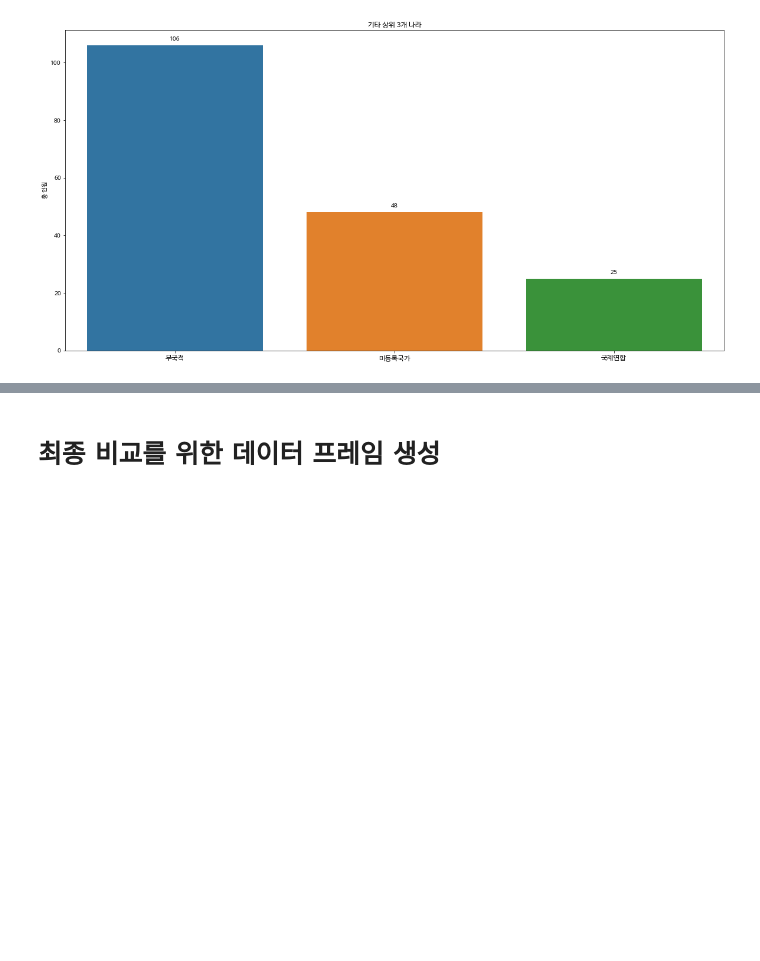
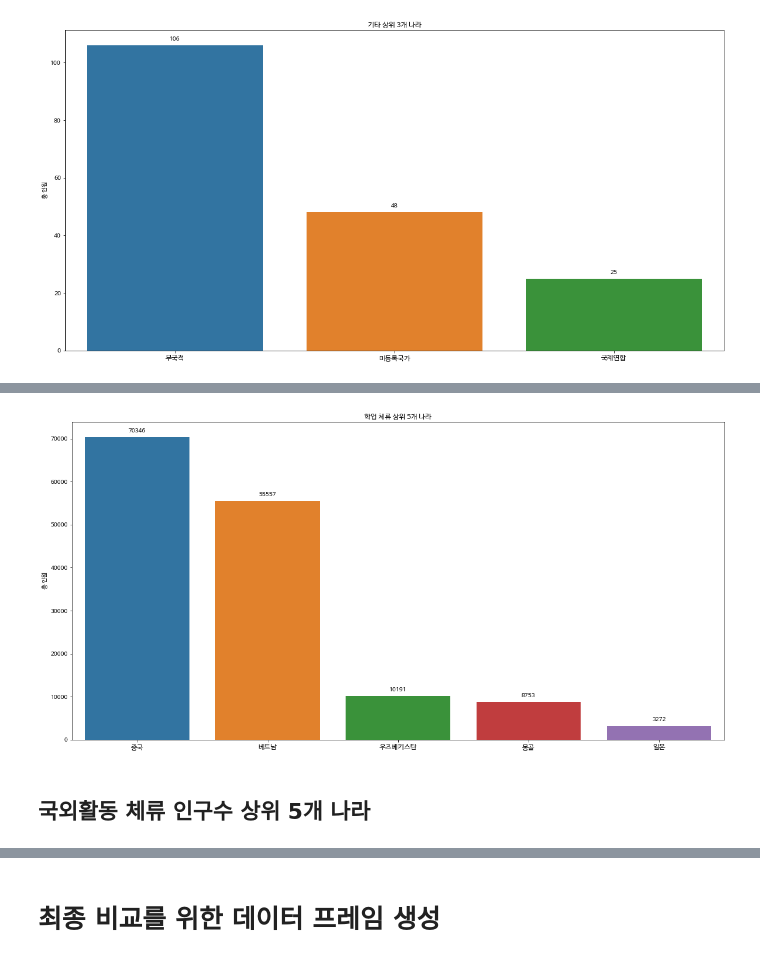
Before and after one commit to SonHyeok/Foreigner-in-korea, a Jupyter notebook: Foreigner.ipynb, the cells around one changed output, grey strips where cells are left out. Saved outputs shown, nothing was run; the diff lists cells and outputs as text; code cells hidden in the pictures; blank space fills up the shorter version.

```diff
--- a/Foreigner.ipynb
+++ b/Foreigner.ipynb
@@ -690,0 +800,4 @@ plt.show()
+# %%
+study_data = {'총 인원':pd.Series([70346,55557,10191,8753,3272],['중국','베트남','우즈베키스탄','몽골','일본'])}
+df_study = pd.DataFrame(study_data)
+df_study
@@ -690,0 +811,16 @@ plt.show()
+# %%
+plt.figure(figsize=(20,10))
+g_study = sns.barplot(data = df_study, x = df_study.index, y = '총 인원', ci=None)
+
+for p in g_study.patches:
+    g_study.annotate("%.0f" % p.get_height(), (p.get_x() + p.get_width()/2., p.get_height()),
+              ha = 'center', va = 'center', fontsize=10, color = 'black', xytext=(0,10),
+              textcoords = 'offset points')
+
+plt.xticks(fontsize = 12, rotation = 0)
+plt.title('학업 체류 상위 5개 나라')
+plt.show()
+# %% [output]
+[figure, added]
+# %% [markdown]
+## 국외활동 체류 인구수 상위 5개 나라
```
Also changed, not shown: parts of 24 cells of this notebook.
